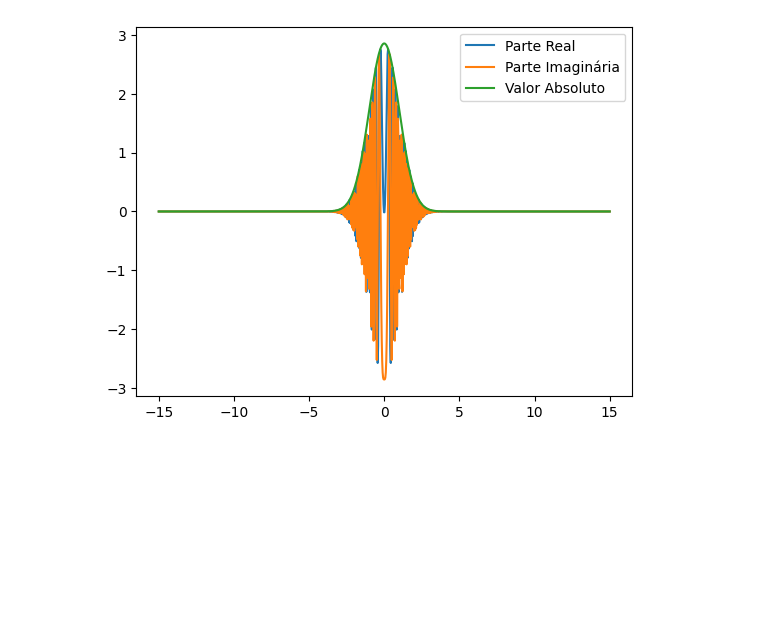
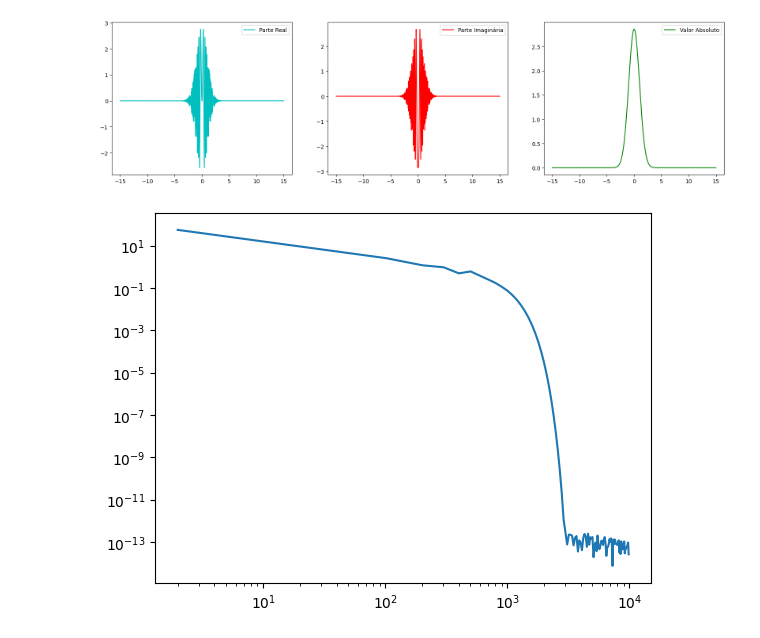
Before and after one commit to KonoEmllikDa/Fisica-Computacional, a Jupyter notebook: TPC1.ipynb, the cells around one changed output. Cells and saved outputs as stored; diff of their text form; code cells hidden in the pictures; blank space fills up the shorter version.

```diff
--- a/TPC1.ipynb
+++ b/TPC1.ipynb
@@ -3,21 +3,26 @@ import numpy as np
 from scipy.special import hankel1, roots_hermitenorm, roots_chebyt
 import matplotlib.pyplot as plt
 # %%
-def U(x,y,U0 = 1, k = 512,sigma = 1):
+ValorTeorico=0.69247699620405105797219086532549115 - 0.72131043233017755094937790855952844j
+
+def U(x,y,theta = 0, U0 = 1, k = 512,sigma = 1):
+    x,y = x*np.cos(theta)-y*np.sin(theta),y*np.cos(theta)+x*np.sin(theta)
     return U0*np.exp(1j*k*x-(y**2)/(2*sigma**2))
 
-def Integranda(x,y,xs,ys,k = 512):
-    return k/2*U(xs,ys)*hankel1(0,np.sqrt((x-xs)**2+(y-ys)**2)*k)
+def Integranda(x,y,xs,ys,theta=0,U0 = 1,k1 = 512,sigma = 1,k2 = 512):
+    return k2/2*U(xs,ys,theta,U0,k1,sigma)*hankel1(0,np.sqrt((x-xs)**2+np.subtract.outer(y,ys)**2)*k2)
 
 
-def plotfunc(a,b,N,f,nome=''):
+def plotComplexfunc(a,b,N,f,nome=['Parte Real','Parte Imaginária','Valor Absoluto'],ax=[plt,plt,plt],c=["c","r","g"],title = ["","",""]):
     X = np.linspace(a,b,N)
     Y = f(X)
-    plt.plot(X,Y,label=nome)
-    plt.legend()
+    ax[0].plot(X,Y.real,label=nome[0],color = c[0])
+    ax[1].plot(X,Y.imag,label=nome[1],color = c[1])
+    ax[2].plot(X,abs(Y),label=nome[2],color = c[2])
+
+    ax[ 0 ].legend()
+    ax[ 0 ].set_title(title[ 0 ])
+    ax[ 1 ].legend()
+    ax[ 1 ].set_title(title[ 1 ])
+    ax[ 2 ].legend()
+    ax[ 2 ].set_title(title[ 2 ])
-# %%
-plotfunc(-15,15,1000,lambda y : Integranda(10,0,0,y).real ,"Parte Real")
-plotfunc(-15,15,1000,lambda y : Integranda(10,0,0,y).imag , "Parte Imaginária")
-plotfunc(-15,15,1000,lambda y : abs(Integranda(10,0,0,y)) , "Valor Absoluto")
-# %% [output]
-[figure, removed]
@@ -58,0 +29,7 @@ def SimpsonAdaptative(a,b,emin,vt,f,reterror=0):
+# %%
+#1.1
+fig1, axs1 = plt.subplots(1,3,figsize=(20,5))
+plotComplexfunc(-15,15,1000,lambda y : Integranda(10,0,0,y),ax=axs1)
+plt.show()
+# %% [output]
+[figure, added]
@@ -58,0 +57,9 @@ def SimpsonAdaptative(a,b,emin,vt,f,reterror=0):
+# %%
+N = np.arange(2,10**4,100)
+Erros = Simpson(-15,15,N,lambda ys : Integranda(10,0,0,ys),reterror=1)[1]
+plt.plot(N,Erros)
+plt.xscale("log")
+plt.yscale('log')
+plt.show()
+# %% [output]
+[figure, added]
```
Also changed, not shown: parts of 19 cells of this notebook.
